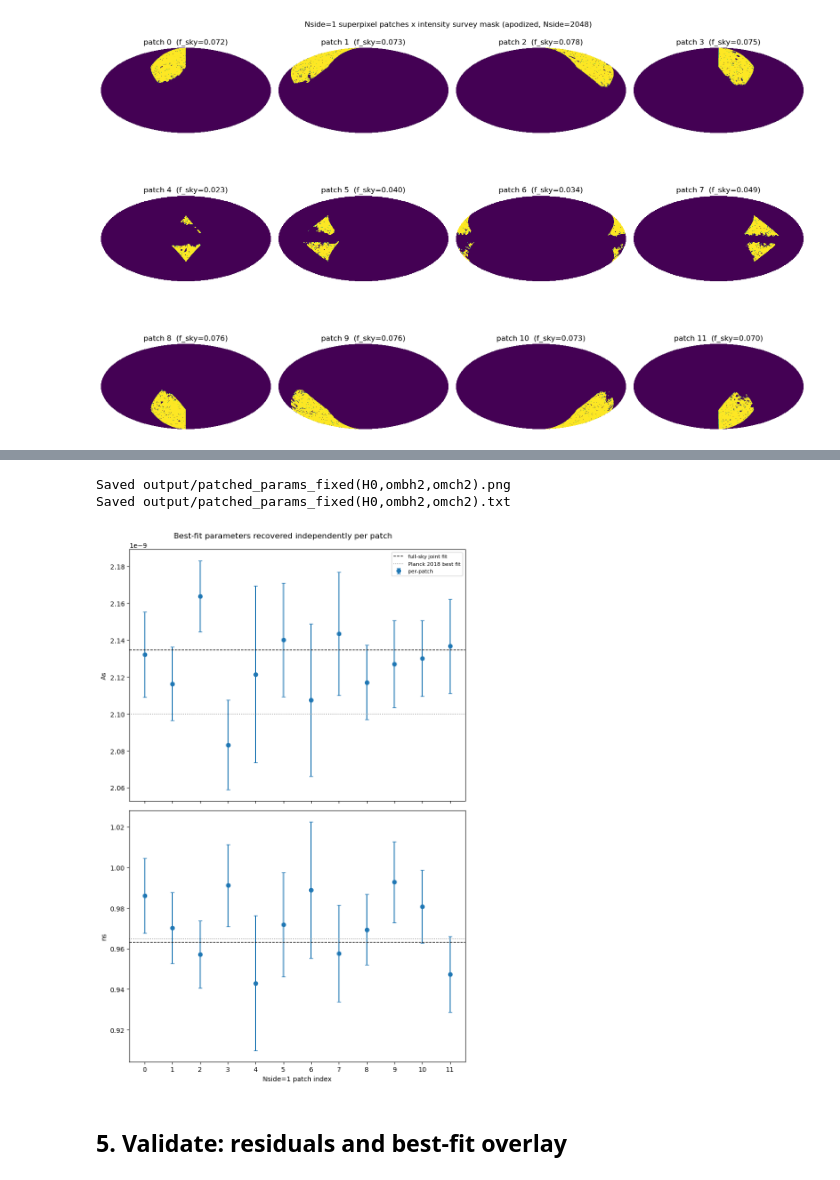
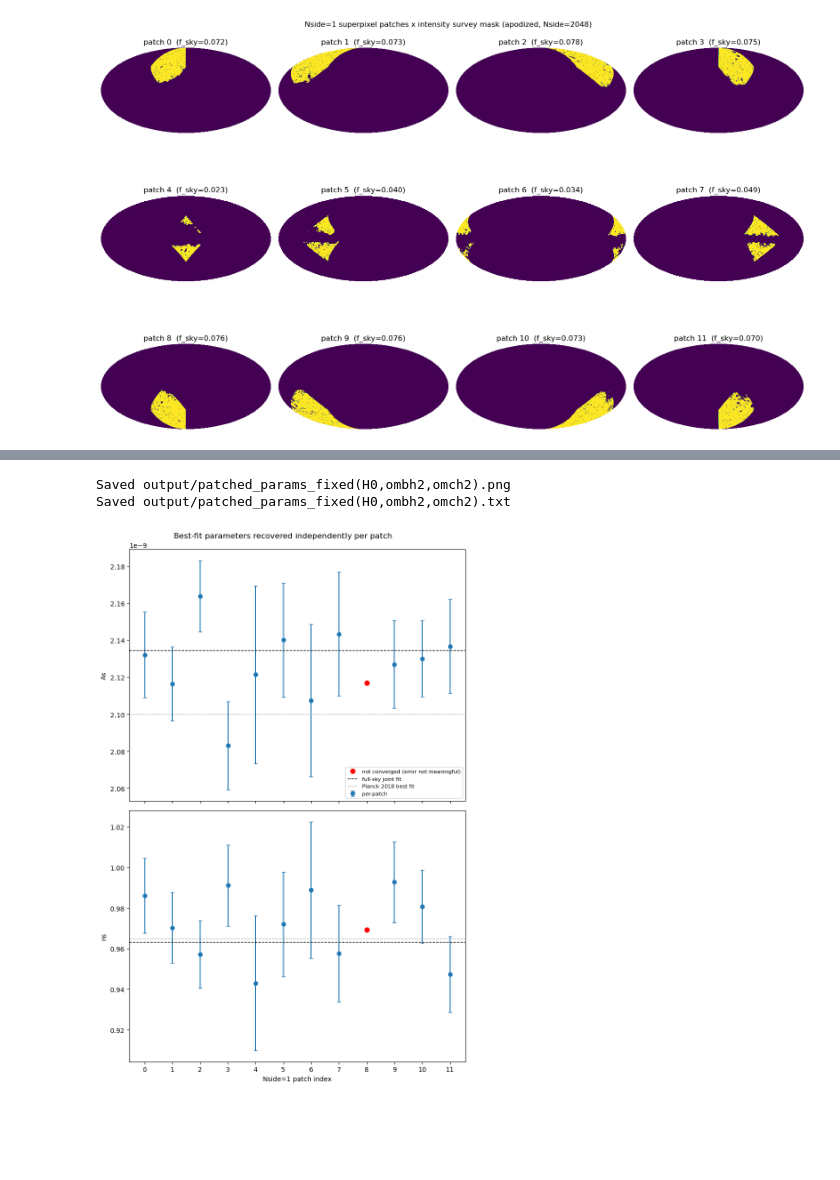
Before and after one commit to jamshidi3d/patch_cosmic_parameters, a Jupyter notebook: patch_cosmology_fit.ipynb, the cells around one changed output, grey strips where cells are left out. Saved outputs shown, nothing was run; the diff lists cells and outputs as text; code cells hidden in the pictures; blank space fills up the shorter version.

```diff
--- a/patch_cosmology_fit.ipynb
+++ b/patch_cosmology_fit.ipynb
@@ -544,19 +772,0 @@ patch 11: f_sky (T)=0.0702, (Pol)=0.0755 -- fitting...
-# %%
-fig, axes = plt.subplots(4, 3, figsize=(14, 14))
-for i, ax in zip(range(N_PATCHES), axes.flat):
-    if i not in patch_results:
-        ax.set_visible(False)
-        continue
-    r = patch_results[i]
-    ell = r["ell"]["TT"]
-    dl = to_dl(ell, r["cl_data"]["TT"])
-    dl_err = to_dl(ell, r["errors"][r["error_slices"]["TT"]])
-    ax.errorbar(ell, dl, yerr=dl_err, fmt="o", ms=3, capsize=2)
-    ax.set_title(f"patch {i}  (f_sky={r['f_sky_t']:.3f})", fontsize=9)
-    ax.set_xlabel(r"$\ell$")
-fig.suptitle(r"Per-patch TT bandpowers: $\ell(\ell+1)C_\ell^{TT}/2\pi$")
-plt.tight_layout()
-
-bandpowers_path = os.path.join(PATCHED_OUTPUT_DIR, f"patched_bandpowers_{PATCHED_TAG}.png")
-fig.savefig(bandpowers_path, dpi=150)
-print(f"Saved {bandpowers_path}")
@@ -566,44 +773,78 @@ Saved output/patched_bandpowers_fixed(H0,ombh2,omch2).png
 # %%
 param_names = list(param for param in ["H0", "ombh2", "omch2", "As", "ns"] if not param in fixed_params)
 patch_ids = sorted(patch_results)
+# Exception patches never produced a "result" -- exclude them from the
+# recovered-parameter plot entirely (they're still visible in the dump
+# below and the bandpowers plot's hidden subplot).
+fit_ids = [i for i in patch_ids if patch_results[i].get("status") != "exception"]
 
 fig, axes = plt.subplots(len(param_names), 1, figsize=(8, 12), sharex=True)
 for ax, name in zip(axes, param_names):
-    vals = [patch_results[i]["result"]["best_fit"][name] for i in patch_ids]
-    errs = [patch_results[i]["result"]["errors"][name] for i in patch_ids]
-    ax.errorbar(patch_ids, vals, yerr=errs, fmt="o", capsize=3, label="per-patch")
-    if "fullsky_result" in globals():  # only if Section 3's full-sky fit was also run
-        ax.axhline(fullsky_result["best_fit"][name], color="k", ls="--", lw=1, label="full-sky joint fit")
+    reliable_ids, reliable_vals, reliable_errs = [], [], []
+    flagged_ids, flagged_vals = [], []
+    for i in fit_ids:
+        r = patch_results[i]["result"]
+        val = r["best_fit"][name]
+        # status == "unresolved" or this specific parameter pinned at its
+        # bound both mean HESSE's error here isn't trustworthy -- plot the
+        # value with an open marker and no error bar instead of a
+        # confident-looking (and often fake-tiny) bar.
+        if r["status"] == "unresolved" or name in r["params_at_limit"]:
+            flagged_ids.append(i)
+            flagged_vals.append(val)
+        else:
+            reliable_ids.append(i)
+            reliable_vals.append(val)
+            reliable_errs.append(r["errors"][name])
+    ax.errorbar(reliable_ids, reliable_vals, yerr=reliable_errs, fmt="o", capsize=3,
+                color="tab:blue", label="per-patch")
+    if flagged_ids:
+        ax.plot(flagged_ids, flagged_vals, "o", mfc="red", mec="red", ms=7,
+                label="not converged (error not meaningful)")
+    if show_fullsky_ref:  # resolved once above, in the patch-loop cell
+        ax.axhline(fullsky_best_fit[name], color="k", ls="--", lw=1, label="full-sky joint fit")
     ax.axhline(FIDUCIAL[name], color="gray", ls=":", lw=1, label="Planck 2018 best fit")
     ax.set_ylabel(name)
 axes[0].legend(fontsize=8)
 axes[-1].set_xlabel("Nside=1 patch index")
 axes[-1].set_xticks(patch_ids)
 fig.suptitle("Best-fit parameters recovered independently per patch")
 plt.tight_layout()
 
 params_plot_path = os.path.join(PATCHED_OUTPUT_DIR, f"patched_params_{PATCHED_TAG}.png")
 fig.savefig(params_plot_path, dpi=150)
 print(f"Saved {params_plot_path}")
 
 # Dump each patch's best-fit parameters + errors (joint TT+TE+EE) to a text
 # file alongside the plots, tagged the same way so the two stay paired.
 params_txt_path = os.path.join(PATCHED_OUTPUT_DIR, f"patched_params_{PATCHED_TAG}.txt")
 with open(params_txt_path, "w") as f:
     f.write(f"# Per-patch best-fit parameters (TT+TE+EE, {_fixed_tag})\n")
     for i in patch_ids:
-        r = patch_results[i]["result"]
-        f.write(f"\npatch {i}: f_sky (T)={patch_results[i]['f_sky_t']:.4f}, "
-                f"(Pol)={patch_results[i]['f_sky_pol']:.4f}  "
-                f"converged={r['valid']}  chi2={r['chi2']:.2f}\n")
+        entry = patch_results[i]
+        if entry.get("status") == "exception":
+            f.write(f"\npatch {i}: f_sky (T)={entry['f_sky_t']:.4f}, "
+                    f"(Pol)={entry['f_sky_pol']:.4f}  "
+                    f"status=exception  error={entry['error']}\n")
+            continue
+        r = entry["result"]
+        at_limit_str = f"  params_at_limit={r['params_at_limit']}" if r["params_at_limit"] else ""
+        f.write(f"\npatch {i}: f_sky (T)={entry['f_sky_t']:.4f}, "
+                f"(Pol)={entry['f_sky_pol']:.4f}  "
+                f"status={r['status']}  chi2={r['chi2']:.2f}  "
+                f"n_starts_tried={r['n_starts_tried']}  "
+                f"chi2_spread={r['chi2_spread']:.3g}{at_limit_str}\n")
         for name, val in r["best_fit"].items():
             err = r["errors"][name]
-            tag = " (fixed)" if name in fixed_params else ""
+            flags = []
+            if name in fixed_params:
+                flags.append("fixed")
+            if name in r["params_at_limit"]:
+                flags.append("AT LIMIT - error unreliable")
+            tag = f" ({', '.join(flags)})" if flags else ""
             f.write(f"  {name} = {val:.6g} +/- {err:.4g}{tag}\n")
 print(f"Saved {params_txt_path}")
 # %% [output]
 Saved output/patched_params_fixed(H0,ombh2,omch2).png
 Saved output/patched_params_fixed(H0,ombh2,omch2).txt
-[figure, old version]
+[figure, new version]
-# %% [markdown]
-## 5. Validate: residuals and best-fit overlay
```
Also changed, not shown: parts of 10 cells of this notebook, 10 other files.
